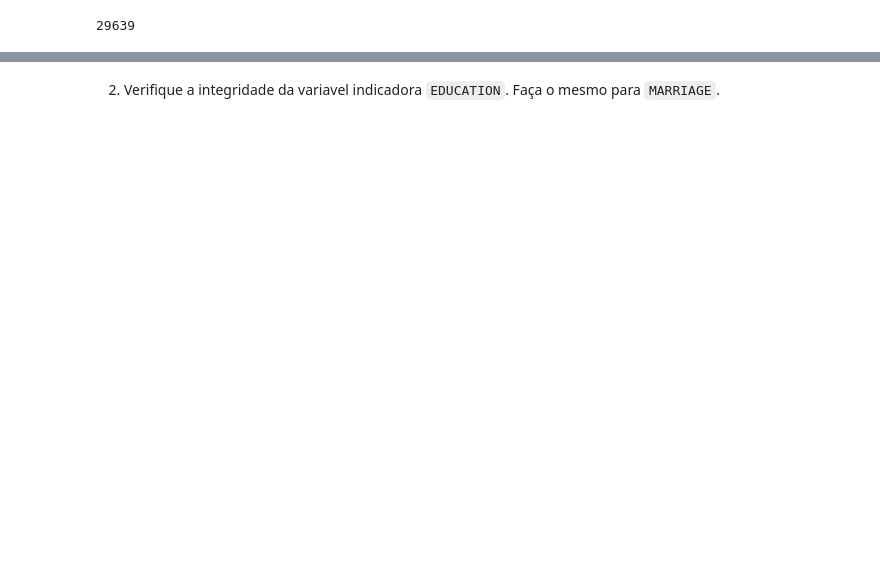
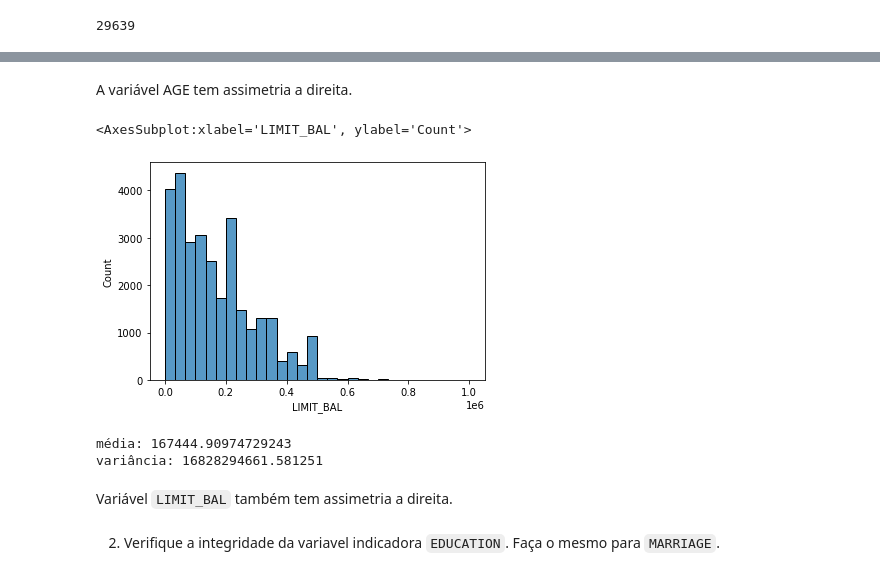
Before and after one commit to augusnunes/fraud-prediction, a Jupyter notebook: proj1.ipynb, the cells around one changed output, grey strips where cells are left out. Saved outputs shown, nothing was run; the diff lists cells and outputs as text; code cells hidden in the pictures; blank space fills up the shorter version.

```diff
--- a/proj1.ipynb
+++ b/proj1.ipynb
@@ -145,2 +173,17 @@ A probabilidade de fraude e sua variância não muda muito quando são retiradas
+# %% [markdown]
+A variável AGE tem assimetria a direita.
+# %%
+sns.histplot(new_df['LIMIT_BAL'], bins=30)
+# %% [output]
+<AxesSubplot:xlabel='LIMIT_BAL', ylabel='Count'>
+[figure, added]
+# %%
+print(f"média: {new_df['LIMIT_BAL'].mean()}")
+print(f"variância: {new_df['LIMIT_BAL'].var()}")
+# %% [output]
+média: 167444.90974729243
+variância: 16828294661.581251
+# %% [markdown]
+Variável `LIMIT_BAL` também tem assimetria a direita.
 # %% [markdown]
 2. Verifique a integridade da variavel indicadora `EDUCATION`. Faça o mesmo para `MARRIAGE`.
```
Also changed, not shown: parts of 45 cells of this notebook, 2 other files.
